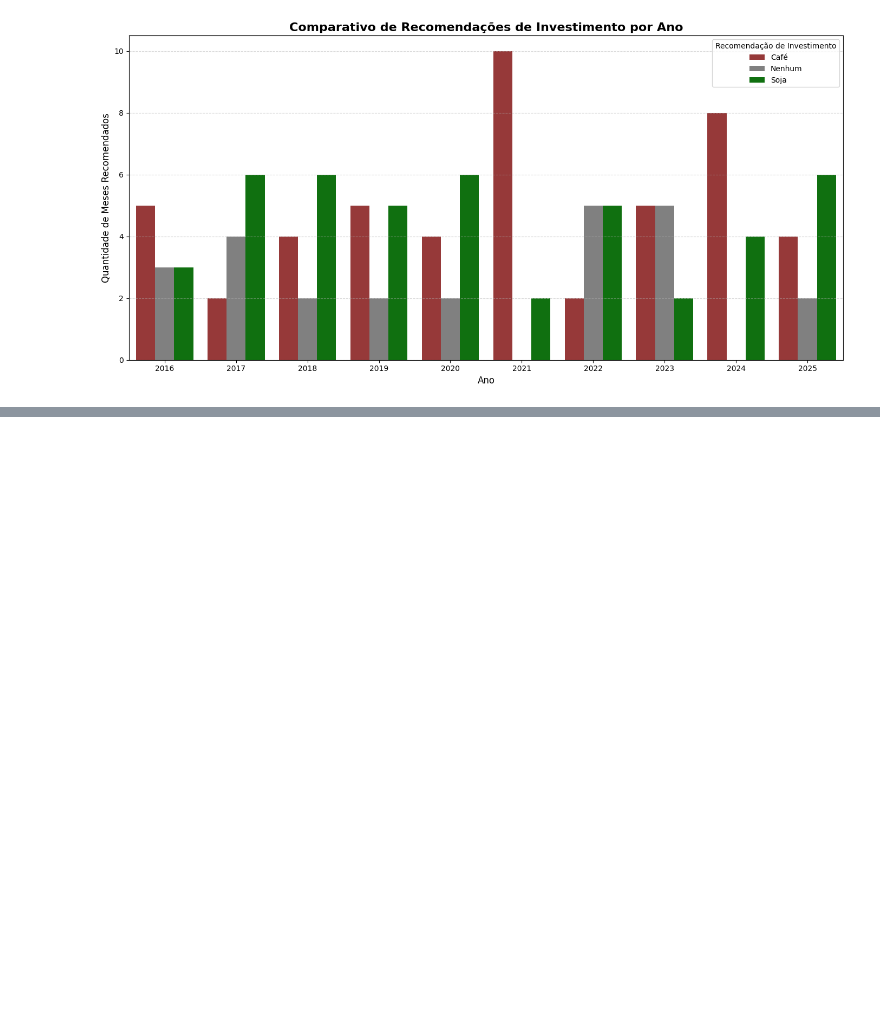
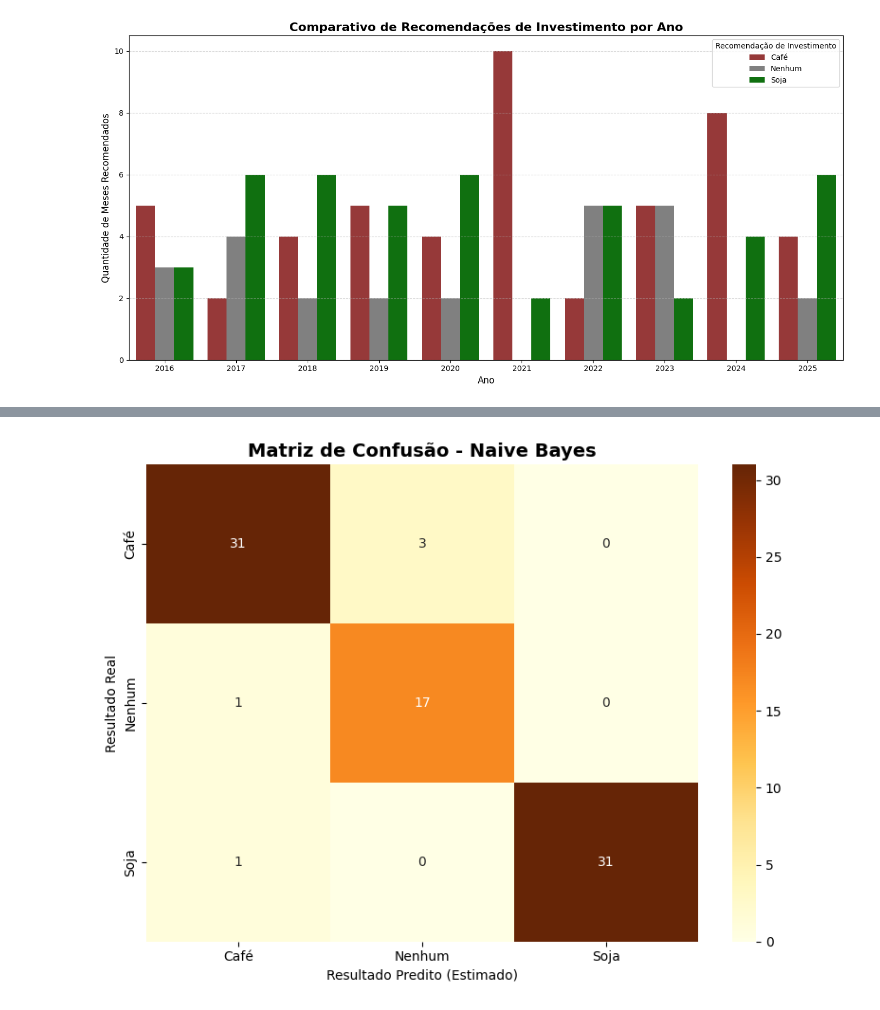
Before and after one commit to vitorjensen/Python_para_Analise_de_Dados, a Jupyter notebook: Projetos/Classificação de Commodities Agrícolas com Naive Bayes/Classificação de Commodities Agrícolas com Naive Bayes.ipynb, the cells around one changed output, grey strips where cells are left out. Saved outputs shown, nothing was run; the diff lists cells and outputs as text; code cells hidden in the pictures; blank space fills up the shorter version.

Commit message:
Aplicação do Naive Bayes - Tipo Gaussiano

```diff
--- a/Projetos/Classificação de Commodities Agrícolas com Naive Bayes/Classificação de Commodities Agrícolas com Naive Bayes.ipynb
+++ b/Projetos/Classificação de Commodities Agrícolas com Naive Bayes/Classificação de Commodities Agrícolas com Naive Bayes.ipynb
@@ -207,0 +193,17 @@ plt.show()
+# %%
+from sklearn.naive_bayes import GaussianNB
+from sklearn.metrics import classification_report, confusion_matrix, accuracy_score
+
+# 1. Limpeza rápida: removendo valores nulos que possam atrapalhar o modelo
+df_model = df_merged.dropna(subset=['Variação Café em %', 'Variação Soja em %', 'Investe'])
+
+# 2. Definição de Variáveis Preditoras (X) e Alvo (y)
+X = df_model[['Variação Café em %', 'Variação Soja em %']]
+y = df_model['Investe']
+
+# 3. Divisão de Treino e Teste (Exemplo: 30% para Treino e 70% para Teste conforme mencionado)
+# Ajuste o 'test_size' conforme sua necessidade final (ex: test_size=0.70 deixa 70% para teste)
+X_train, X_test, y_train, y_test = train_test_split(X, y, test_size=0.70, random_state=42, stratify=y)
+
+print(f"Registros para Treino: {X_train.shape[0]}")
+print(f"Registros para Teste: {X_test.shape[0]}")
@@ -207,0 +213,13 @@ plt.show()
+# %%
+# 4. Criação e Treinamento do Modelo
+modelo_nb = GaussianNB()
+modelo_nb.fit(X_train, y_train)
+
+# 5. Predições no conjunto de teste
+y_pred = modelo_nb.predict(X_test)
+
+# 6. Avaliação Geral
+acuracia = accuracy_score(y_test, y_pred)
+print(f"Acurácia Geral do Modelo: {acuracia * 100:.2f}%\n")
+print("Relatório de Classificação:")
+print(classification_report(y_test, y_pred))
@@ -207,0 +239,15 @@ plt.show()
+# %%
+# 7. Matriz de Confusão Visual
+plt.figure(figsize=(8, 6))
+matriz = confusion_matrix(y_test, y_pred, labels=modelo_nb.classes_)
+
+sns.heatmap(matriz, annot=True, fmt='d', cmap='YlOrBr',
+            xticklabels=modelo_nb.classes_, yticklabels=modelo_nb.classes_)
+
+plt.title('Matriz de Confusão - Naive Bayes', fontsize=14, fontweight='bold')
+plt.xlabel('Resultado Predito (Estimado)')
+plt.ylabel('Resultado Real')
+plt.tight_layout()
+plt.show()
+# %% [output]
+[figure, added]
```
Also changed, not shown: parts of 8 cells of this notebook.
